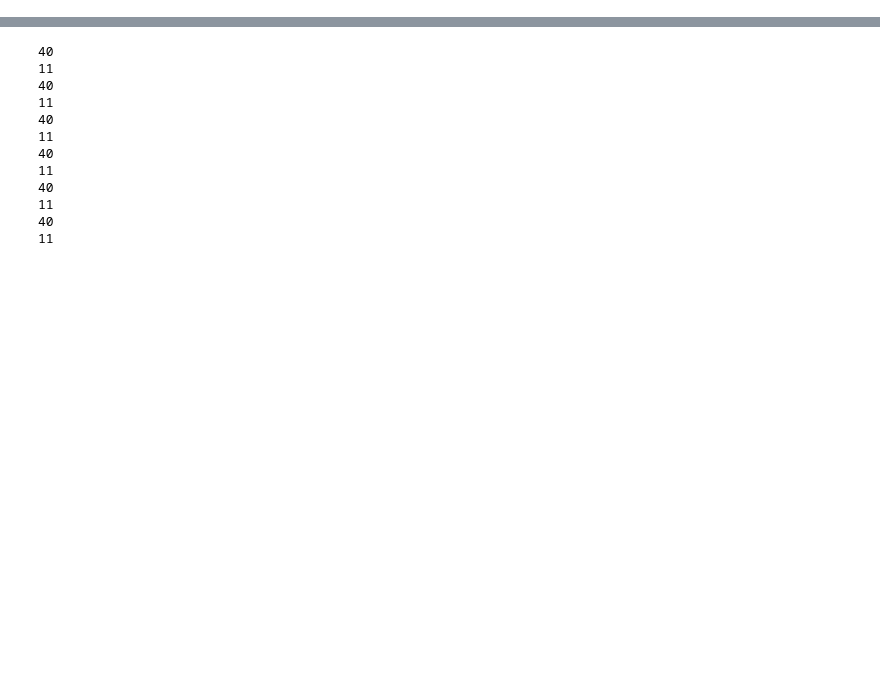
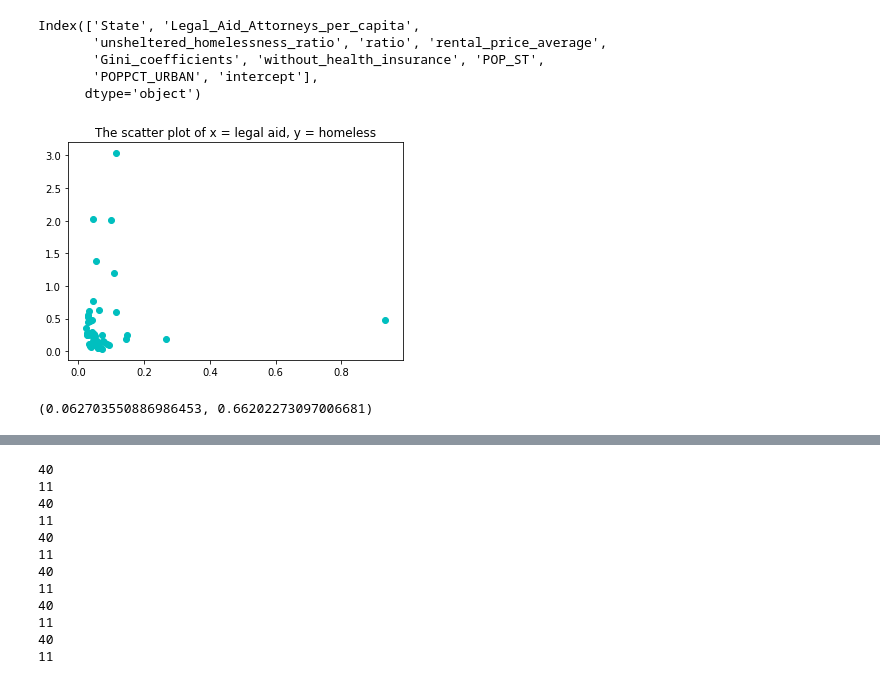
Before and after one commit to Jasmine424/CS506_Project_OpendoorOrganization, a Jupyter notebook: state_data_analysis.ipynb, the cells around one changed output, grey strips where cells are left out. Cells and saved outputs as stored; diff of their text form; code cells hidden in the pictures; blank space fills up the shorter version.

```diff
--- a/state_data_analysis.ipynb
+++ b/state_data_analysis.ipynb
@@ -27,5 +32,13 @@ data.describe()
 | 50% | 0.000047 | 0.000232 | 4.284071 | 0.930944 | 0.468000 | ... |
 | 75% | 0.000073 | 0.000470 | 11.030929 | 1.180264 | 0.479500 | ... |
 | max | 0.000933 | 0.003035 | 45.891819 | 2.866655 | 0.590000 | ... |
+# %%
+data.columns
+# %% [output]
+Index(['State', 'Legal_Aid_Attorneys_per_capita',
+       'unsheltered_homelessness_ratio', 'ratio', 'rental_price_average',
+       'Gini_coefficients', 'without_health_insurance', 'POP_ST',
+       'POPPCT_URBAN', 'intercept'],
+      dtype='object')
 # %%
 #independent_factors = ['rental price average','Gini coefficients','w/o health insurance%','POP_ST','POPPCT_URBAN','intercept']
@@ -36,11 +49,29 @@ X = data[independent_factors]
 X_l = data[independent_factors_l]
 X_h = data[independent_factors_h]
 # %%
-y_legal = data['Legal Aid Attorneys per capita']
-y_homeless = data['unsheltered homelessness ratio']
+y_legal = data['Legal_Aid_Attorneys_per_capita'].values
+y_homeless = data['unsheltered_homelessness_ratio']
 y_ratio = data['ratio']
+x_rental = data['rental_price_average'].values
+x_gini = data['Gini_coefficients']
+x_health = data['without_health_insurance']
+x_pop = data['POP_ST']
+x_urban = data['POPPCT_URBAN']
 
-a = ['Legal Aid Attorneys per capita','intercept']
-b = ['unsheltered homelessness ratio','intercept']
+a = ['Legal_Aid_Attorneys_per_capita','intercept']
+b = ['unsheltered_homelessness_ratio','intercept']
 y_legal_intercept = data[a]
 y_homeless_intercept = data[b]
+# %%
+fig = plt.figure()
+ax1 = fig.add_subplot(111)
+ax1.set_title('The scatter plot of x = legal aid, y = homeless')
+ax1.scatter(y_legal*1000,y_homeless*1000,c = 'c',marker = 'o')
+plt.show()
+print(pearsonr(y_homeless, y_legal))
+#(Pearson’s correlation coefficient,2-tailed p-value)
+#this one varies between -1 and +1 with 0 implying no correlation. Correlations of -1 or +1 imply an exact linear relationship.
+#Positive correlations imply that as x increases, so does y. Negative correlations imply that as x increases, y decreases.
+# %% [output]
+[figure, added]
+(0.062703550886986453, 0.66202273097006681)
```
Also changed, not shown: parts of 28 cells of this notebook.
